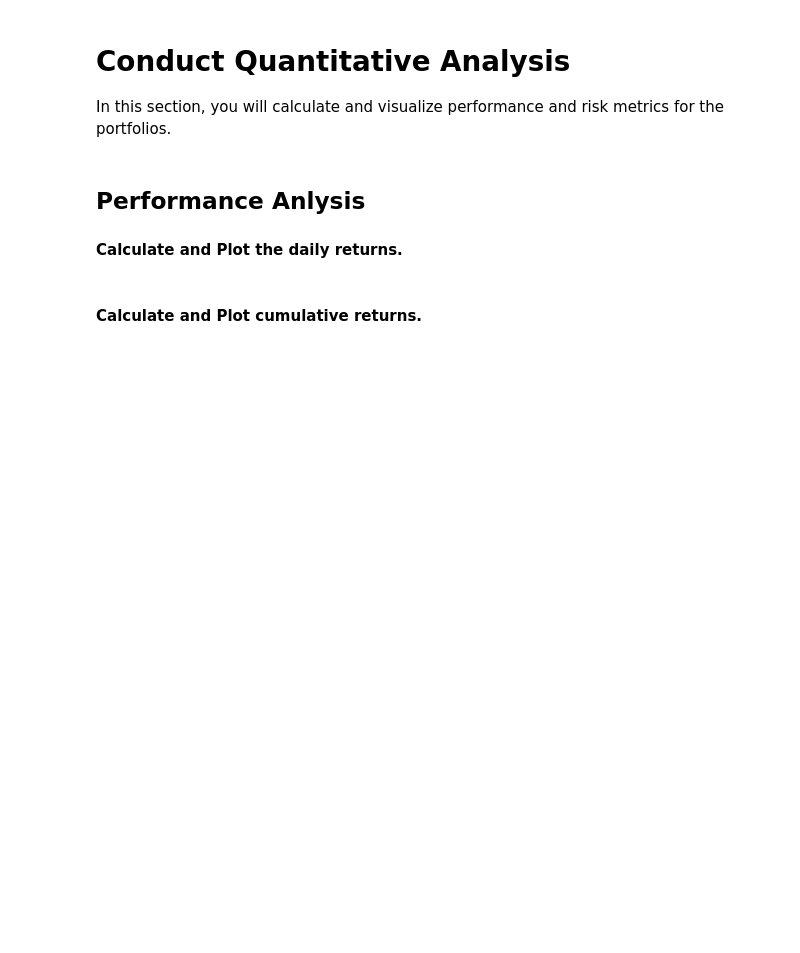
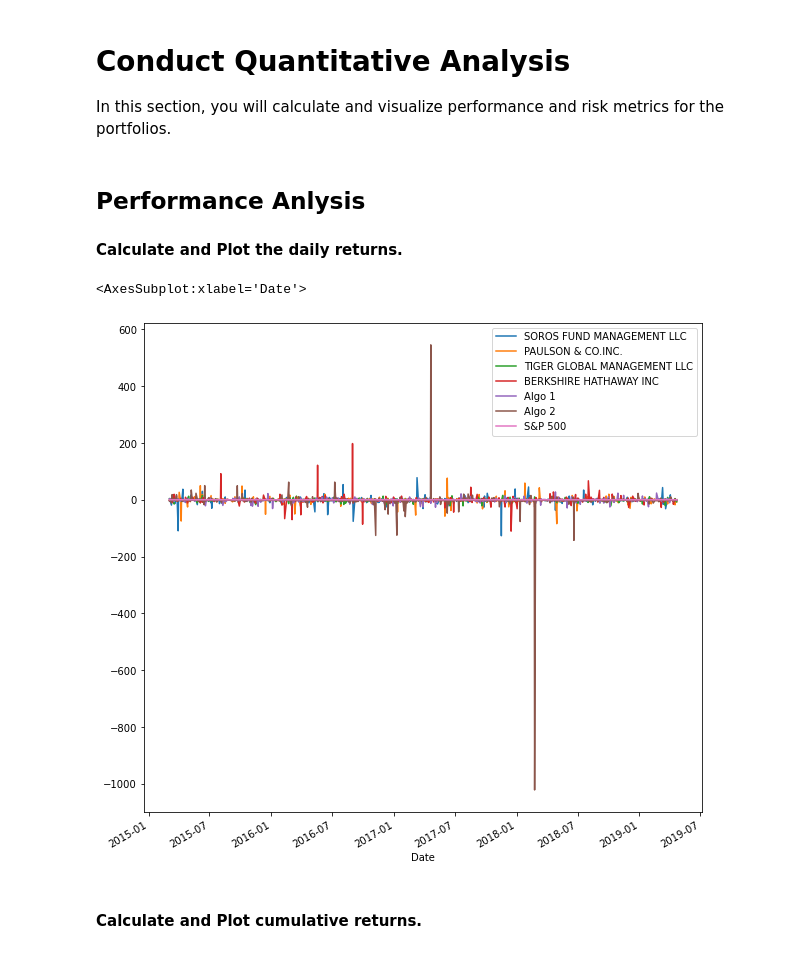
Before and after one commit to vdshulyak/python-pandas, a Jupyter notebook: whale_analysis.ipynb, the cells around one changed output. Saved outputs shown, nothing was run; the diff lists cells and outputs as text; code cells hidden in the pictures; blank space fills up the shorter version.

```diff
--- a/whale_analysis.ipynb
+++ b/whale_analysis.ipynb
@@ -60,2 +116,12 @@ Read the S&P 500 historic closing prices and create a new daily returns DataFram
+# %%
+# Fix Data Types
+df_sp500_returns['Date'] = pd.to_datetime(df_sp500_returns['Date'])
+df_sp500_returns['Close']  = df_sp500_returns['Close'].replace('[\$,]', '', regex=True).astype(float)
+df_sp500_returns.set_index('Date' , inplace = True)
+#df_sp500_returns
 # %%
 # Calculate Daily Returns
+# Drop nulls
+#df_whale_returns
+df_sp500_returns = df_sp500_returns.dropna().pct_change().dropna()
+#df_sp500_returns
@@ -64,2 +128,3 @@ Read the S&P 500 historic closing prices and create a new daily returns DataFram
 # %%
 # Rename `Close` Column to be specific to this portfolio.
+df_sp500_returns.rename(columns = {'Close':'S&P 500'}, inplace = True)
@@ -67,6 +144,14 @@ Read the S&P 500 historic closing prices and create a new daily returns DataFram
 ## Combine Whale, Algorithmic, and S&P 500 Returns
 # %%
 # Join Whale Returns, Algorithmic Returns, and the S&P 500 Returns into a single DataFrame with columns for each portfolio's returns.
+
+pd.options.display.max_rows
+pd.set_option('display.max_rows',None)
+combined_df =pd.concat([df_whale_returns,df_algo_returns,df_sp500_returns], axis='columns' , join = 'inner')
+combined_df = combined_df.fillna(0)
+
+combined_df = combined_df[(np.abs(stats.zscore(combined_df)) < 2).all(axis=1)]
+#combined_df
 # %% [markdown]
 ---
 # %% [markdown]
@@ -82,3 +165,8 @@ In this section, you will calculate and visualize performance and risk metrics f
+# %%
+combined_df.plot(figsize=(10, 10))
+# %% [output]
+<AxesSubplot:xlabel='Date'>
+[figure, added]
 # %% [markdown]
 #### Calculate and Plot cumulative returns.
 # %%
```
Also changed, not shown: parts of 24 cells of this notebook.
